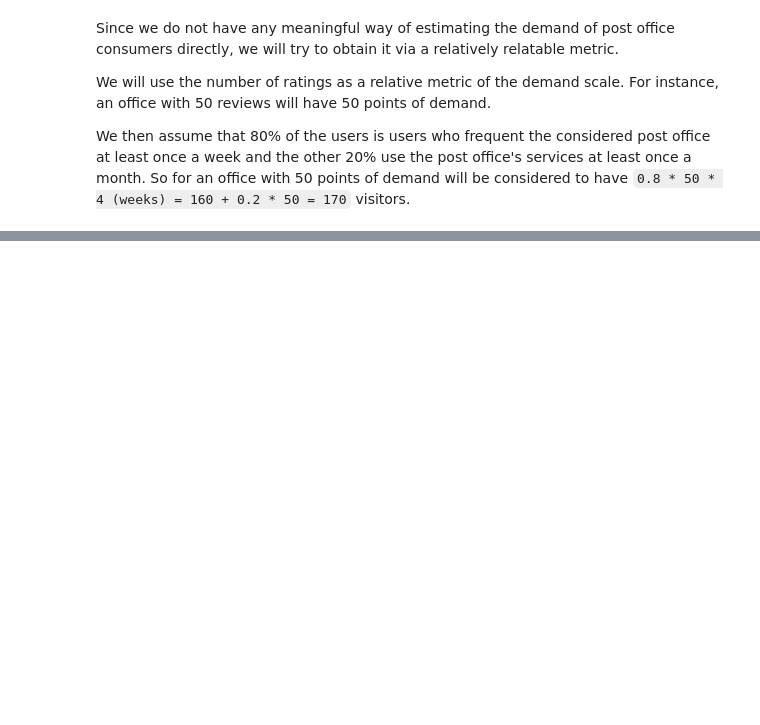
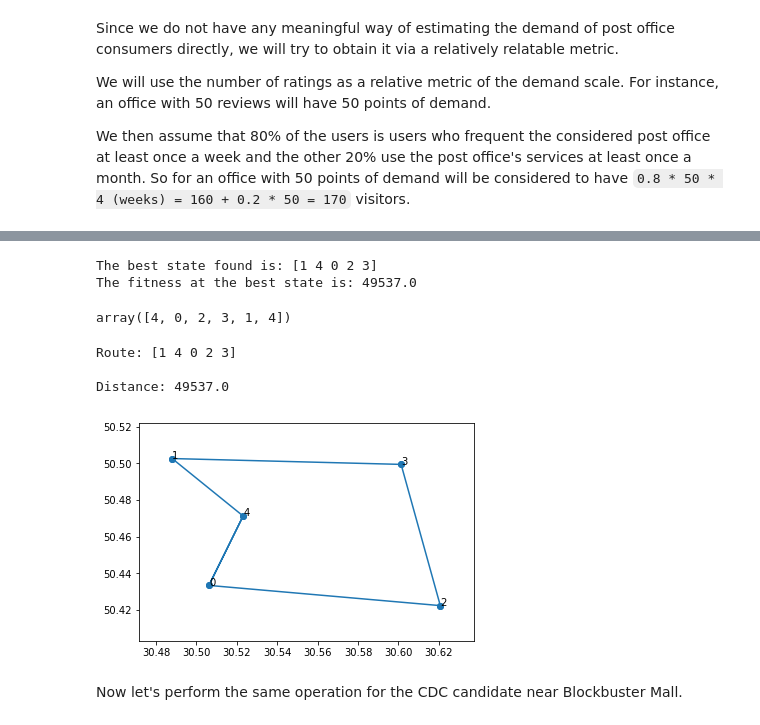
Before and after one commit to okhrimchuk/research, a Jupyter notebook: 2EVRP.ipynb, the cells around one changed output, grey strips where cells are left out. Saved outputs shown, nothing was run; the diff lists cells and outputs as text; code cells hidden in the pictures; blank space fills up the shorter version.

Commit message:
finished up until scenario 1, added images of cargo fleet, solved TSP

```diff
--- a/2EVRP.ipynb
+++ b/2EVRP.ipynb
@@ -973,0 +1153,38 @@ clusters_df[['cluster', 'demand_daily']].groupby("cluster").sum()
+# %%
+best_state, best_fitness = mlrose.genetic_alg(problem_fit, mutation_prob = 0.2,
+                                              max_attempts = 100, random_state = 2)
+print(f'The best state found is: {best_state}')
+print(f'The fitness at the best state is: {best_fitness}')
+# %% [output]
+The best state found is: [1 4 0 2 3]
+The fitness at the best state is: 49537.0
+# %%
+start_node = 4
+# %%
+positions = np.concatenate((np.array(podil_sat_coords), np.array(podil_sat_coords)))
+distances = np.concatenate((np.array(podil_driving), np.array(podil_driving)))
+N = 5
+# %%
+full_route = np.append(np.append(best_state[np.where(best_state == starting_node)[0][0]:], best_state[:np.where(best_state == starting_node)[0][0]]), start_node)
+full_route
+# %% [output]
+array([4, 0, 2, 3, 1, 4])
+# %%
+new_cities_order = np.concatenate((np.array([podil_sat_coords[full_route[i]] for i in range(len(full_route))]),np.array([podil_sat_coords[0]])))
+# Plot the cities.
+fig, ax = plt.subplots()
+ax.scatter(positions[:,1],positions[:,0])
+for i in range(len((podil_sat_coords))):
+    ax.annotate(i, (positions[i][1], positions[i][0]))
+# Plot the path.
+ax.plot(new_cities_order[:,1], new_cities_order[:,0])
+# plt.show()
+# Print the route as row numbers and the total distance travelled by the path.
+print("Route: " + str(best_state) + "\n\nDistance: " + str(best_fitness))
+# %% [output]
+Route: [1 4 0 2 3]
+
+Distance: 49537.0
+[figure, added]
+# %% [markdown]
+Now let's perform the same operation for the CDC candidate near Blockbuster Mall.
```
Also changed, not shown: parts of 70 cells of this notebook, 6 other files.
